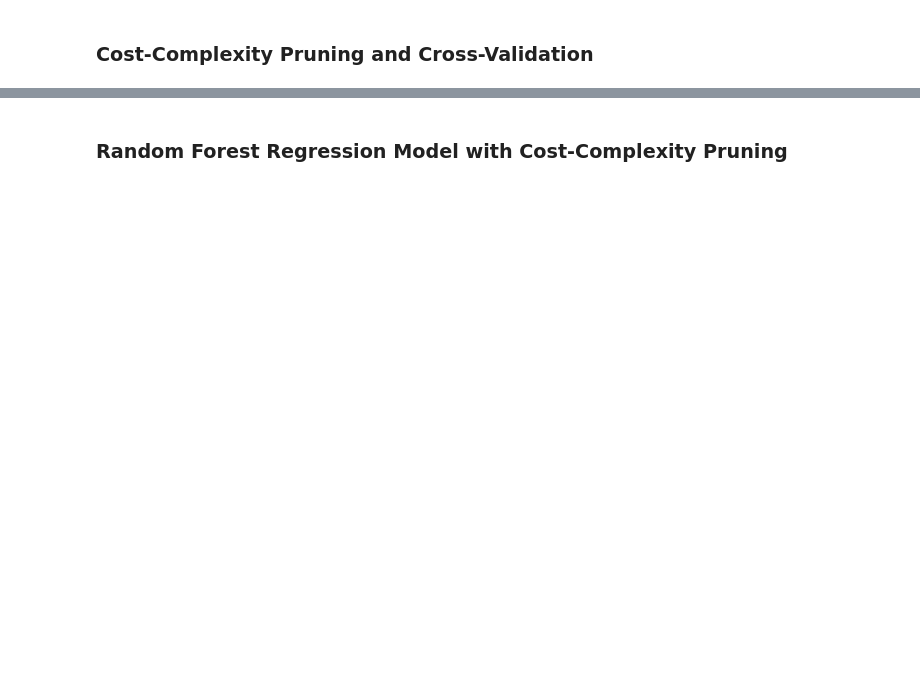
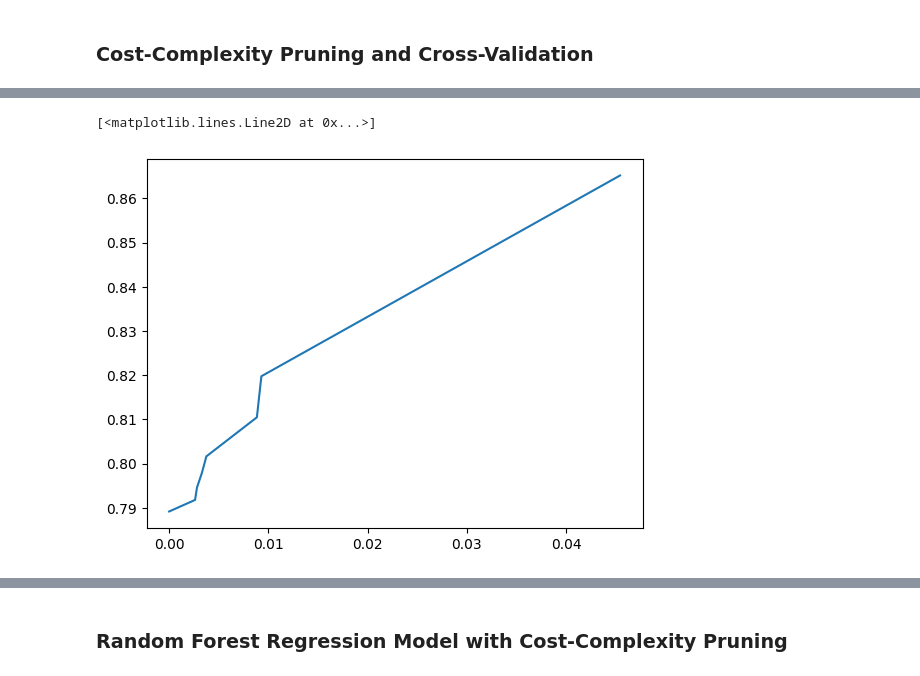
Before and after one commit to stat220/final-lab-group-18, a Jupyter notebook: Stat_220_Final_Lab.ipynb, the cells around one changed output, grey strips where cells are left out. Saved outputs shown, nothing was run; the diff lists cells and outputs as text; code cells hidden in the pictures; blank space fills up the shorter version.

```diff
--- a/Stat_220_Final_Lab.ipynb
+++ b/Stat_220_Final_Lab.ipynb
@@ -374,0 +477,14 @@ Additionally, a normal linear regression model was trained on all predictors the
+# %%
+###############################################
+# Regression Tree Modeling and Pruning
+###############################################
+# Fit initial regression tree
+tree_prep = DecisionTreeRegressor()
+# This code gives a bunch of possible alphas that can be used
+path = mod_tree.cost_complexity_pruning_path(X_train,y_train)
+
+ccp_alphas, MSEs = path.ccp_alphas, path.impurities
+plt.plot(ccp_alphas,MSEs)
+# %% [output]
+[<matplotlib.lines.Line2D at 0x...>]
+[figure, added]
```
Also changed, not shown: parts of 35 cells of this notebook.
